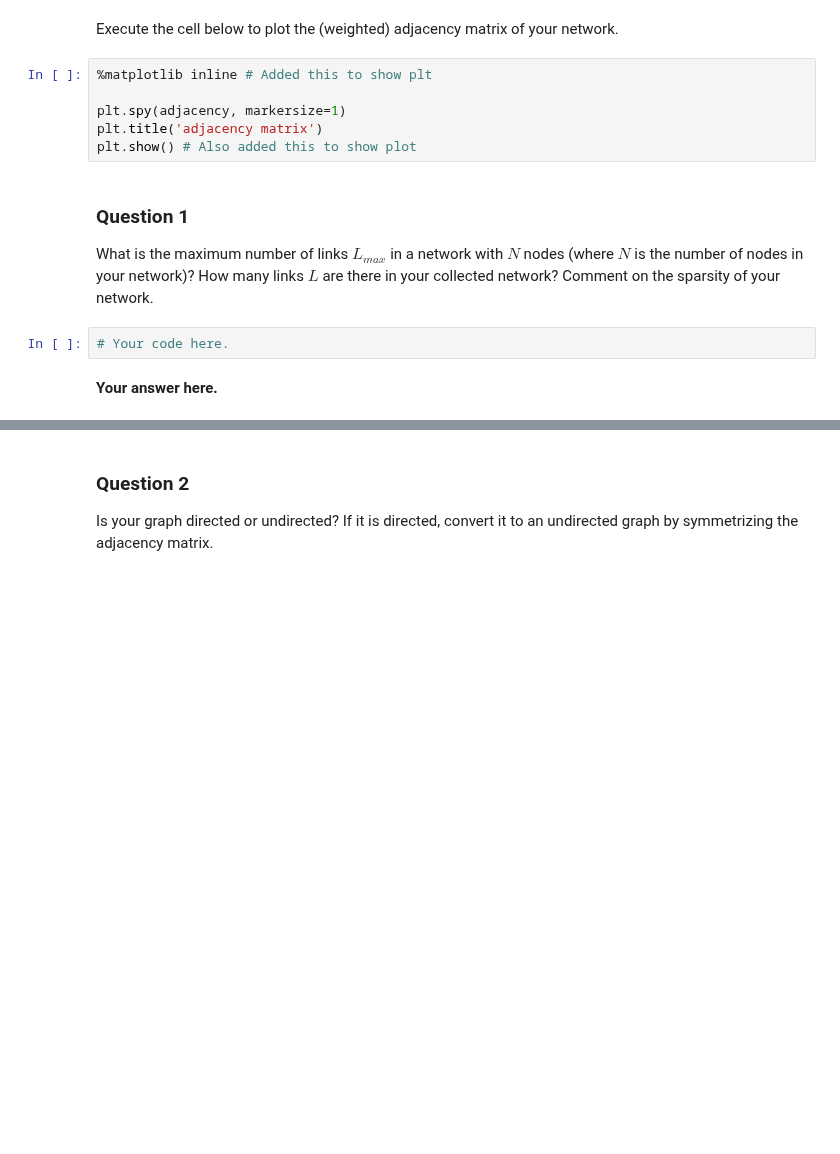
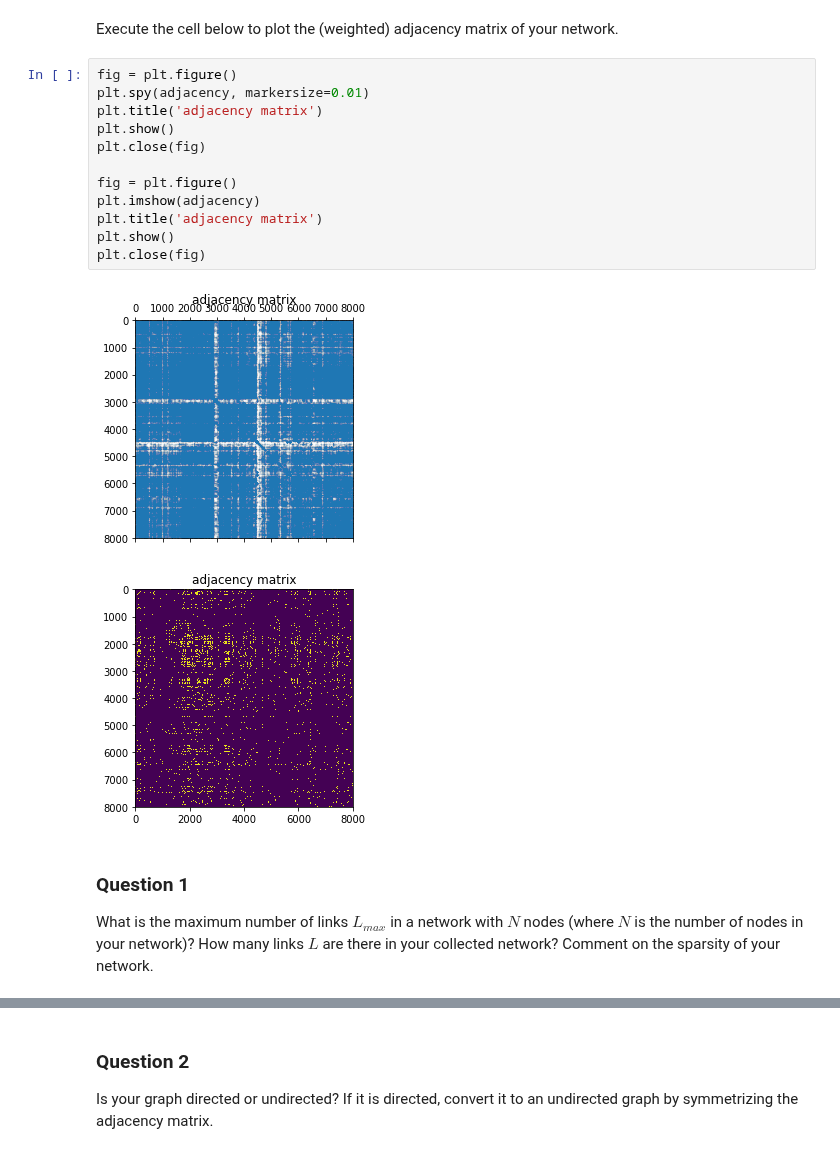
Before and after one commit to senakicir/ntds_project, a Jupyter notebook: 1_network_properties.ipynb, the cells around one changed output, grey strips where cells are left out. Cells and saved outputs as stored; diff of their text form; blank space fills up the shorter version.

```diff
--- a/1_network_properties.ipynb
+++ b/1_network_properties.ipynb
@@ -70,17 +83,22 @@ adjacency
 ## Part 2
 # %% [markdown]
 Execute the cell below to plot the (weighted) adjacency matrix of your network.
-# %%
-%matplotlib inline # Added this to show plt
-
-plt.spy(adjacency, markersize=1)
-plt.title('adjacency matrix')
-plt.show() # Also added this to show plot
+# %%
+fig = plt.figure()
+plt.spy(adjacency, markersize=0.01)
+plt.title('adjacency matrix')
+plt.show()
+plt.close(fig)
+
+fig = plt.figure()
+plt.imshow(adjacency)
+plt.title('adjacency matrix')
+plt.show()
+plt.close(fig)
+# %% [output]
+[figure, added]
+[figure, added]
 # %% [markdown]
 ### Question 1
 
 What is the maximum number of links $L_{max}$ in a network with $N$ nodes (where $N$ is the number of nodes in your network)? How many links $L$ are there in your collected network? Comment on the sparsity of your network.
-# %%
-# Your code here.
-# %% [markdown]
-**Your answer here.**
```
Also changed, not shown: parts of 19 cells of this notebook.
